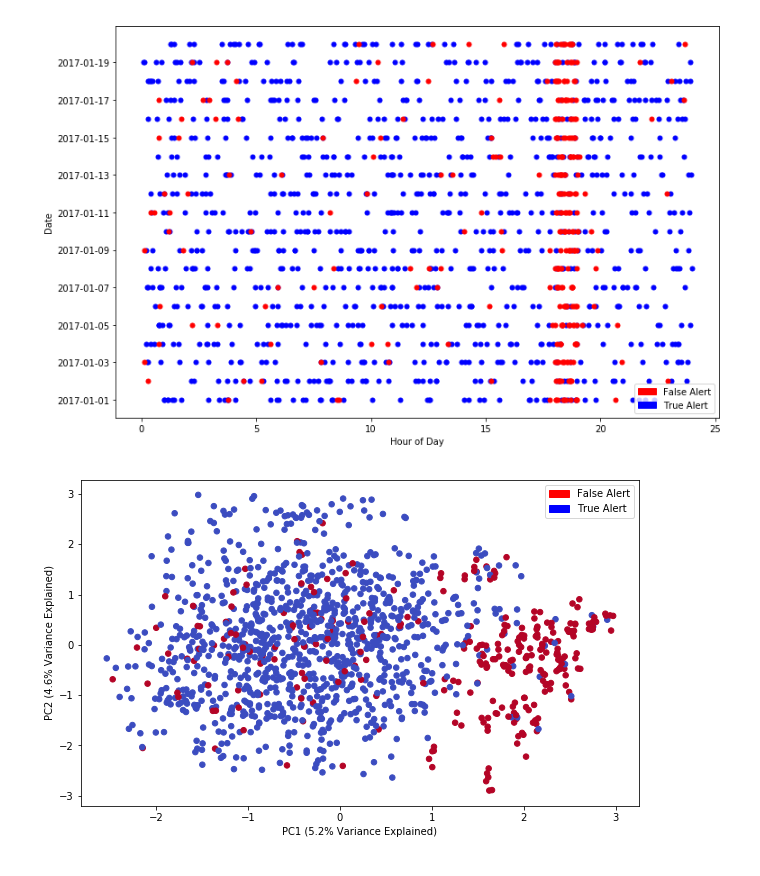
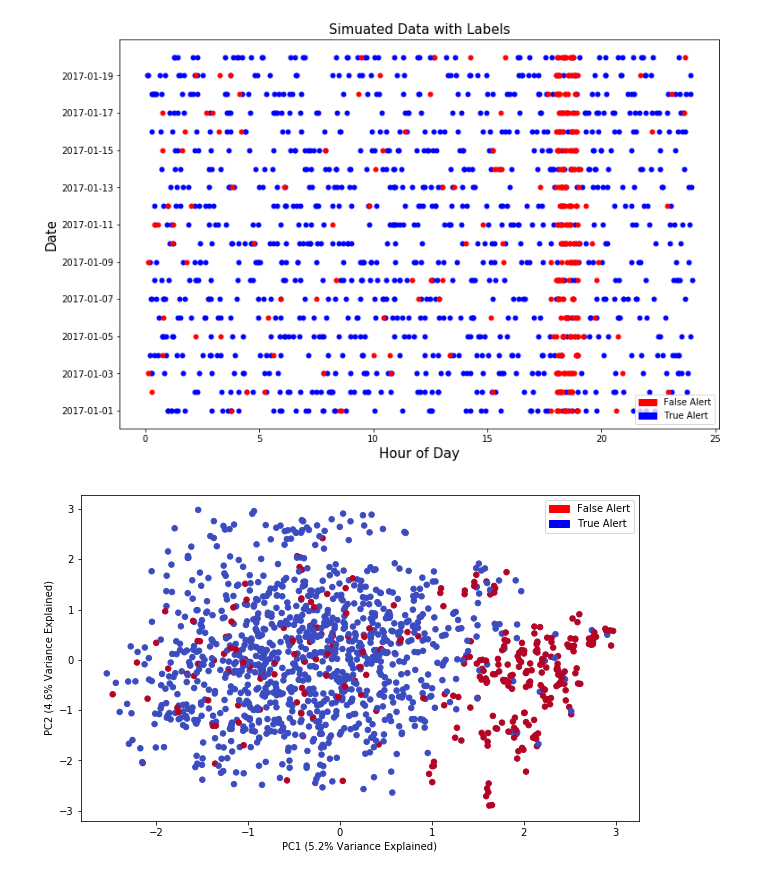
Before and after one commit to BerryHN/ml-reduce-false-alerts, a Jupyter notebook: learning_false_alerts.ipynb, the cells around one changed output. Drawn from its saved outputs; the diff is of its cells as text; code cells hidden in the pictures.

```diff
--- a/learning_false_alerts.ipynb
+++ b/learning_false_alerts.ipynb
@@ -64,19 +64,20 @@ all_data.to_csv('simulated_data.csv',
 # %%
 # let's visualize our simulated data to make sure that it makes sense as our expections
 plt.figure(figsize=[12, 8])
 ax = plt.plot(all_data['timeofday'][(all_data['falsealert'] == 0)],
               all_data['date'][(all_data['falsealert'] == 0)], 'bo', markersize=5)
 ax = plt.plot(all_data['timeofday'][(all_data['falsealert'] == 1)],
               all_data['date'][(all_data['falsealert'] == 1)], 'ro', markersize=5)
 red_patch = mpatches.Patch(color='red', label='False Alert')
 blue_patch = mpatches.Patch(color='blue', label='True Alert')
 plt.legend(handles=[red_patch, blue_patch])
-plt.xlabel('Hour of Day')
-plt.ylabel('Date')
+plt.xlabel('Hour of Day', fontsize=15)
+plt.ylabel('Date', fontsize=15)
+plt.title('Simuated Data with Labels', fontsize=15)
 plt.show()
 plt.close()
 # %% [output]
-[figure, old version]
+[figure, new version]
 # %%
 train = pd.read_csv("simulated_data.csv", parse_dates=['date'])
 # convert categorical variables to dummy binary variables
```
Also changed, not shown: parts of 2 cells of this notebook, 1 other file.
